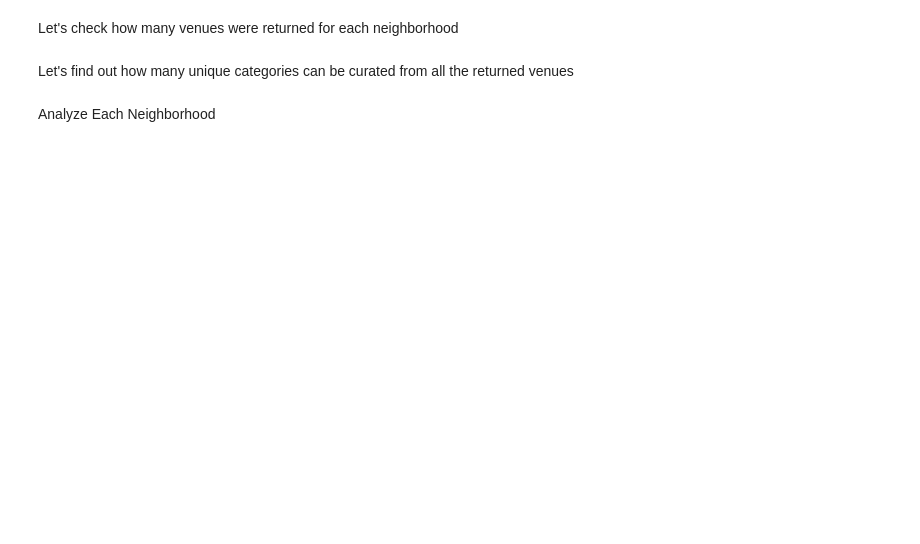
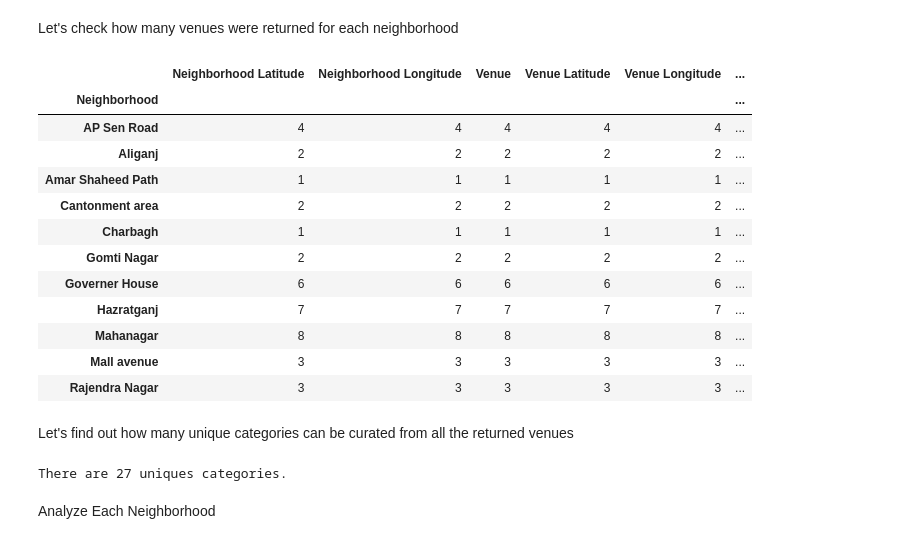
Before and after one commit to dksingh1985/CapstoneProject, a Jupyter notebook: Capstone Project - The Battle of Neighborhoods (Week 2).ipynb, the cells around one changed output. Saved outputs shown, nothing was run; the diff lists cells and outputs as text; code cells hidden in the pictures; blank space fills up the shorter version.

```diff
--- a/Capstone Project - The Battle of Neighborhoods (Week 2).ipynb
+++ b/Capstone Project - The Battle of Neighborhoods (Week 2).ipynb
@@ -86,10 +58,12 @@ Co-ordinates 26.468002247191013 81.1317988764045
 # %%
 # create map of New York using latitude and longitude values
-map_lko = folium.Map(location=[lko_lat, lko_lon], zoom_start=6)
+lko_lat= 26.848623
+lko_lon=80.8724629
+map_lko = folium.Map(location=[lko_lat, lko_lon], zoom_start=12)
 
 # add markers to map
-for lat, lng, borough, neighborhood in zip(pcode_lko1['Latitude'], pcode_lko1['Longitude'], pcode_lko1['City'], pcode_lko1['PIN']):
-    label = '{}, {}'.format(neighborhood, borough)
+for lat, lng, place in zip(lko_place['Latitude'], lko_place['Longitude'], lko_place['Neighborhood']):
+    label = '{}, {}'.format(place,'Lucknow')
     label = folium.Popup(label, parse_html=True)
     folium.CircleMarker(
         [lat, lng],
@@ -236,11 +191,27 @@ toronto_venues.head()
 # %% [markdown]
 Let's check how many venues were returned for each neighborhood
 # %%
-toronto_venues.groupby('Neighborhood').count()
+lko_venues.groupby('Neighborhood').count()
+# %% [output]
+|  | Neighborhood Latitude | Neighborhood Longitude | Venue | Venue Latitude | Venue Longitude | ... |
+| Neighborhood |  |  |  |  |  | ... |
+| AP Sen Road | 4 | 4 | 4 | 4 | 4 | ... |
+| Aliganj | 2 | 2 | 2 | 2 | 2 | ... |
+| Amar Shaheed Path | 1 | 1 | 1 | 1 | 1 | ... |
+| Cantonment area | 2 | 2 | 2 | 2 | 2 | ... |
+| Charbagh | 1 | 1 | 1 | 1 | 1 | ... |
+| Gomti Nagar | 2 | 2 | 2 | 2 | 2 | ... |
+| Governer House | 6 | 6 | 6 | 6 | 6 | ... |
+| Hazratganj | 7 | 7 | 7 | 7 | 7 | ... |
+| Mahanagar | 8 | 8 | 8 | 8 | 8 | ... |
+| Mall avenue | 3 | 3 | 3 | 3 | 3 | ... |
+| Rajendra Nagar | 3 | 3 | 3 | 3 | 3 | ... |
 # %% [markdown]
 Let's find out how many unique categories can be curated from all the returned venues
 # %%
-print('There are {} uniques categories.'.format(len(toronto_venues['Venue Category'].unique())))
+print('There are {} uniques categories.'.format(len(lko_venues['Venue Category'].unique())))
+# %% [output]
+There are 27 uniques categories.
 # %% [markdown]
 Analyze Each Neighborhood
 # %%
```
Also changed, not shown: parts of 24 cells of this notebook, 2 other files.
